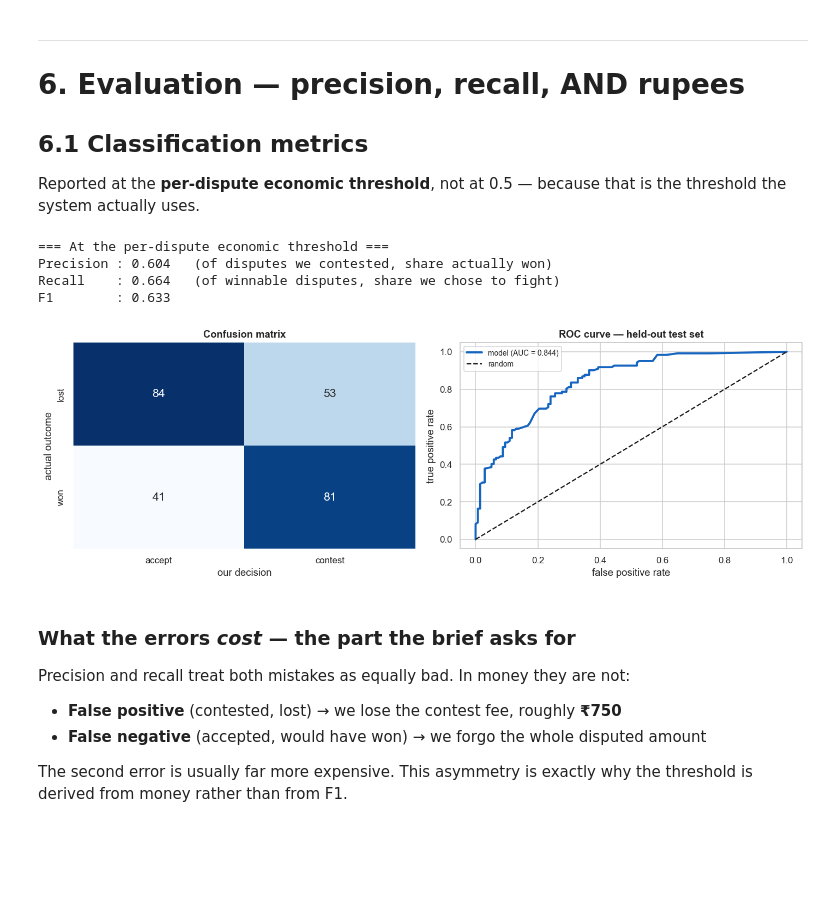
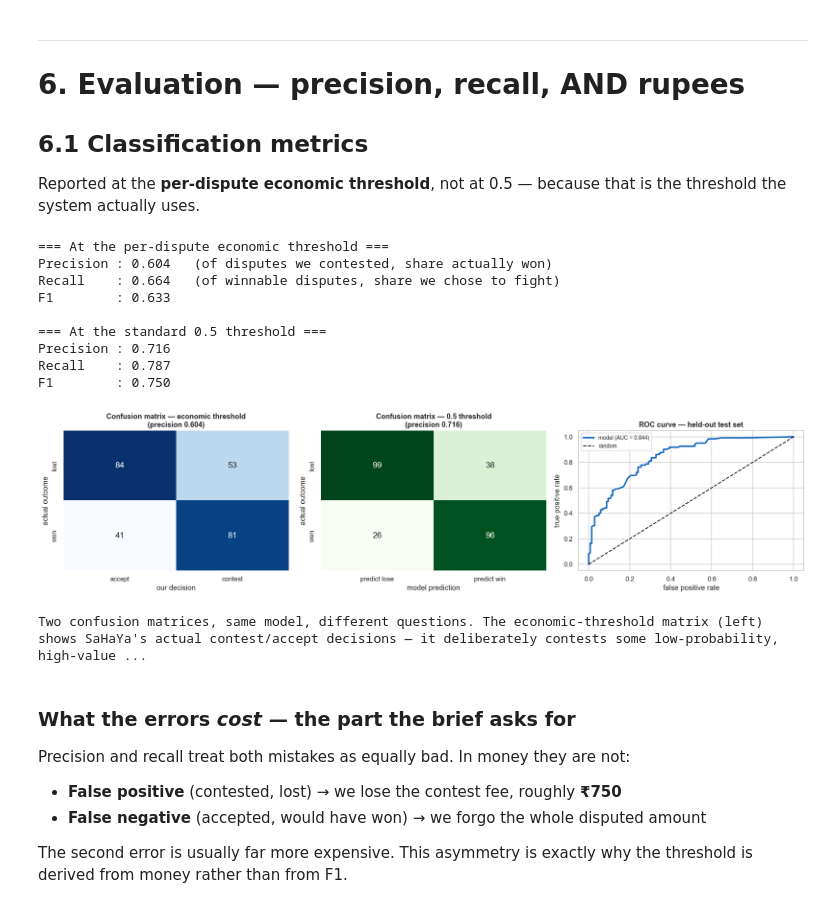
Before and after one commit to Lilekha/sahaya_dispute_evidence_responder_razorpay_buildathon, a Jupyter notebook: notebooks/02_ML_Decision_Engine.ipynb, the cells around one changed output. Cells and saved outputs as stored; diff of their text form; code cells hidden in the pictures; blank space fills up the shorter version.

```diff
--- a/notebooks/02_ML_Decision_Engine.ipynb
+++ b/notebooks/02_ML_Decision_Engine.ipynb
@@ -401,41 +401,73 @@ Reported at the **per-dispute economic threshold**, not at 0.5 — because that
 # %%
 from sklearn.metrics import (precision_score, recall_score, f1_score,
                              confusion_matrix, classification_report)
 
 dec = test_df.decision.values
+pred_at_half = (test_p > 0.5).astype(int)   # standard classification threshold
 
 print('=== At the per-dispute economic threshold ===')
 print(f'Precision : {precision_score(won, dec):.3f}   '
       '(of disputes we contested, share actually won)')
 print(f'Recall    : {recall_score(won, dec):.3f}   '
       '(of winnable disputes, share we chose to fight)')
 print(f'F1        : {f1_score(won, dec):.3f}')
+print()
+print('=== At the standard 0.5 threshold ===')
+print(f'Precision : {precision_score(won, pred_at_half):.3f}')
+print(f'Recall    : {recall_score(won, pred_at_half):.3f}')
+print(f'F1        : {f1_score(won, pred_at_half):.3f}')
 
-fig, axes = plt.subplots(1, 2, figsize=(13, 4.5))
+fig, axes = plt.subplots(1, 3, figsize=(18, 4.5))
 
-cm = confusion_matrix(won, dec)
-sns.heatmap(cm, annot=True, fmt='d', cmap='Blues', cbar=False, ax=axes[0],
+# --- Confusion matrix #1: economic threshold (the decision SaHaYa actually uses) ---
+cm_econ = confusion_matrix(won, dec)
+sns.heatmap(cm_econ, annot=True, fmt='d', cmap='Blues', cbar=False, ax=axes[0],
             xticklabels=['accept', 'contest'], yticklabels=['lost', 'won'],
             annot_kws={'size': 14})
 axes[0].set_xlabel('our decision'); axes[0].set_ylabel('actual outcome')
-axes[0].set_title('Confusion matrix', fontweight='bold')
+axes[0].set_title(f'Confusion matrix — economic threshold\n'
+                  f'(precision {precision_score(won, dec):.3f})', fontweight='bold')
+
+# --- Confusion matrix #2: standard 0.5 threshold (classification-only view) ---
+cm_half = confusion_matrix(won, pred_at_half)
+sns.heatmap(cm_half, annot=True, fmt='d', cmap='Greens', cbar=False, ax=axes[1],
+            xticklabels=['predict lose', 'predict win'], yticklabels=['lost', 'won'],
+            annot_kws={'size': 14})
+axes[1].set_xlabel('model prediction'); axes[1].set_ylabel('actual outcome')
+axes[1].set_title(f'Confusion matrix — 0.5 threshold\n'
+                  f'(precision {precision_score(won, pred_at_half):.3f})', fontweight='bold')
 
 from sklearn.metrics import roc_curve
 fpr, tpr, _ = roc_curve(won, test_p)
-axes[1].plot(fpr, tpr, color=COL_PRIMARY, lw=2.5,
+axes[2].plot(fpr, tpr, color=COL_PRIMARY, lw=2.5,
              label=f'model (AUC = {roc_auc_score(won, test_p):.3f})')
-axes[1].plot([0, 1], [0, 1], 'k--', lw=1.5, label='random')
-axes[1].set_xlabel('false positive rate'); axes[1].set_ylabel('true positive rate')
-axes[1].set_title('ROC curve — held-out test set', fontweight='bold')
-axes[1].legend(fontsize=9)
+axes[2].plot([0, 1], [0, 1], 'k--', lw=1.5, label='random')
+axes[2].set_xlabel('false positive rate'); axes[2].set_ylabel('true positive rate')
+axes[2].set_title('ROC curve — held-out test set', fontweight='bold')
+axes[2].legend(fontsize=9)
 
 plt.tight_layout(); plt.show()
+
+print()
+print("Two confusion matrices, same model, different questions. The economic-threshold "
+      "matrix (left) shows SaHaYa's actual contest/accept decisions — it deliberately "
+      "contests some low-probability, high-value disputes because the expected payoff "
+      "justifies the risk, which lowers precision here on purpose. The 0.5-threshold "
+      "matrix (centre) shows the model's raw classification accuracy with no economic "
+      "reasoning applied. Both are the same underlying model; they answer different "
+      "questions about it.")
 # %% [output]
 === At the per-dispute economic threshold ===
 Precision : 0.604   (of disputes we contested, share actually won)
 Recall    : 0.664   (of winnable disputes, share we chose to fight)
 F1        : 0.633
+
+=== At the standard 0.5 threshold ===
+Precision : 0.716
+Recall    : 0.787
+F1        : 0.750
-[figure, old version]
+[figure, new version]
+Two confusion matrices, same model, different questions. The economic-threshold matrix (left) shows SaHaYa's actual contest/accept decisions — it deliberately contests some low-probability, high-value ...
 # %% [markdown]
 ### What the errors *cost* — the part the brief asks for
 
```
Also changed, not shown: parts of 3 cells of this notebook, 9 other files.
